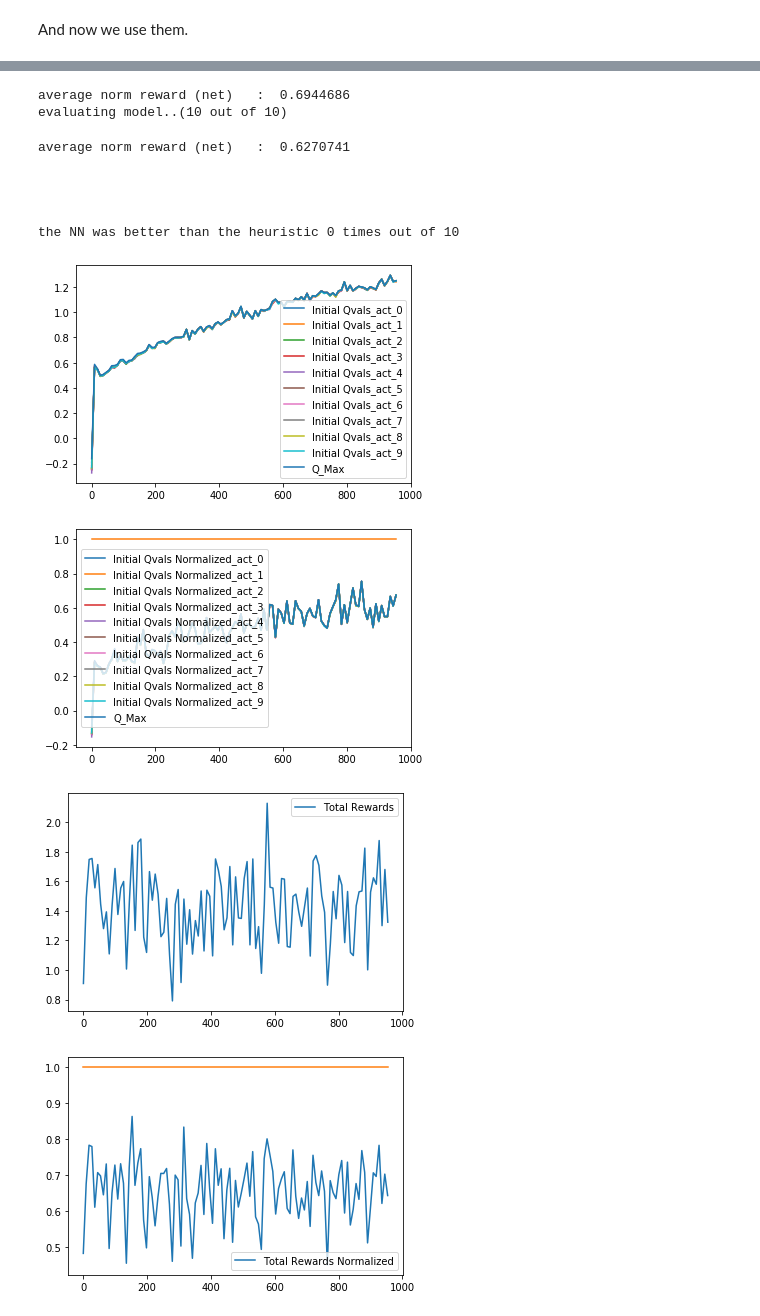
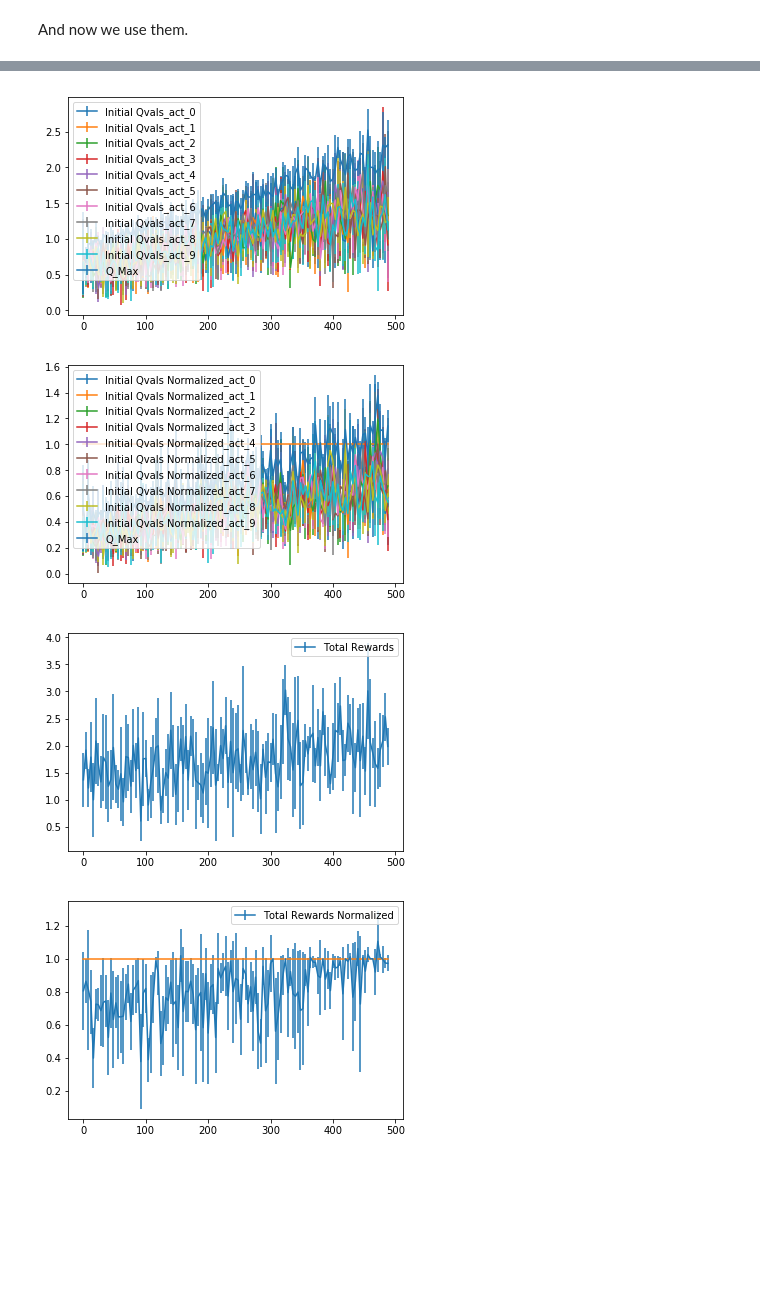
Before and after one commit to ReBiscottone/RL_Knapsack, a Jupyter notebook: RL for the KP.ipynb, the cells around one changed output, grey strips where cells are left out. Drawn from its saved outputs; the diff is of its cells as text; code cells hidden in the pictures; blank space fills up the shorter version.

Commit message:
8 December
- now it prints more stuff (and more readable)
- Fixed small errors in saving/loading

Still to do:
-double Q-learning

```diff
--- a/RL for the KP.ipynb
+++ b/RL for the KP.ipynb
@@ -570,3 +522,23 @@ def Evaluate(num_iterations, Runner, times = 1, PATH_Final = False, examples = 0
+# %%
+def Evaluate(num_iterations, Runner):
+
+    better = 0
+    G_tot = []
+    heuristic_tot = []
+    for iteration_counter in range(num_iterations):
+        # perform new task
+        G, heuristic = Runner.NewEvaluationTask()
+        G_tot.append(G)
+        heuristic_tot.append(heuristic)
+        if G >= heuristic:
+            better+=1
+    print('the NN was better than (or equal to) the heuristic '+str(better)+' times out of '+str(num_iterations))
+
+    R_norm = [G_tot[i]/heuristic_tot[i] for i in range(len(G_tot))]
+    mean = np.mean(R_norm)
+    std = np.std(R_norm)
+
+    return mean, std
 # %% [markdown]
 and we also define a function to print stuff.
 (this function is not really smart, it recomputes the Q values. think of another way to do it)
@@ -756,8 +773,8 @@ def SaveData(iteration_counter,Learner,Runner,ReplayMemory,Q_print, PATH_save):
 And now we use them.
 # %%
 for iteration_counter in range(num_iterations_start, num_iterations):
-    if iteration_counter%100==0:
-        #SaveData(iteration_counter,Learner,Runner,ReplayMemory,Q_print, PATH_Aux)
+    if iteration_counter%500==0:
+        #SaveData(iteration_counter,Learner,Runner,ReplayMemory, PATH_Aux)
         print('task number: ',(iteration_counter))
     # perform new task
     Transitions, target_heuristic, G = Runner.NewTrainingTask(iteration_counter, num_iterations)
@@ -768,10 +785,18 @@ for iteration_counter in range(num_iterations_start, num_iterations):
         loss, time_backwards = Learner.Learning_step(ReplayMemory.Minibatch())
         StuffToBePrinted.AddElements(Initial_Qvals = MaxInitialQvalues(Transitions, Model.Net_prediction),
                                      G = G, backwards_time = time_backwards, heuristic_target = target_heuristic)
+    # evaluate mid-training
+    if iteration_counter%unit_evaluation == 0:
+        mean, std = Evaluate(100, Runner)
+        StuffToBePrinted.AddElements(Evaluation = [mean, std, iteration_counter])
+
+# evaluate after training
+mean, std = Evaluate(100, Runner)
+StuffToBePrinted.AddElements(Evaluation = [mean, std, iteration_counter])
+# save data
+SaveData(num_iterations,Learner,Runner,ReplayMemory,StuffToBePrinted, PATH_Final)
+# print
 print('printing..')
 StuffToBePrinted.Print()
 print('.. end printing')
-SaveData(num_iterations,Learner,Runner,ReplayMemory,Q_print, PATH_Final)
-print('evaluation: ')
-Evaluate(100, Runner, PATH_Final = PATH_Final, times = 10)
 # %% [output]
@@ -799,12 +817,4 @@ evaluating model..(9 out of 10)
-average norm reward (net)   :  0.6944686
-evaluating model..(10 out of 10)
-average norm reward (net)   :  0.6270741
-
-
-
-
-the NN was better than the heuristic 0 times out of 10
-[figure, old version]
+[figure, new version]
-[figure, old version]
+[figure, new version]
-[figure, old version]
+[figure, new version]
-[figure, old version]
+[figure, new version]
```
Also changed, not shown: parts of 13 cells of this notebook.
